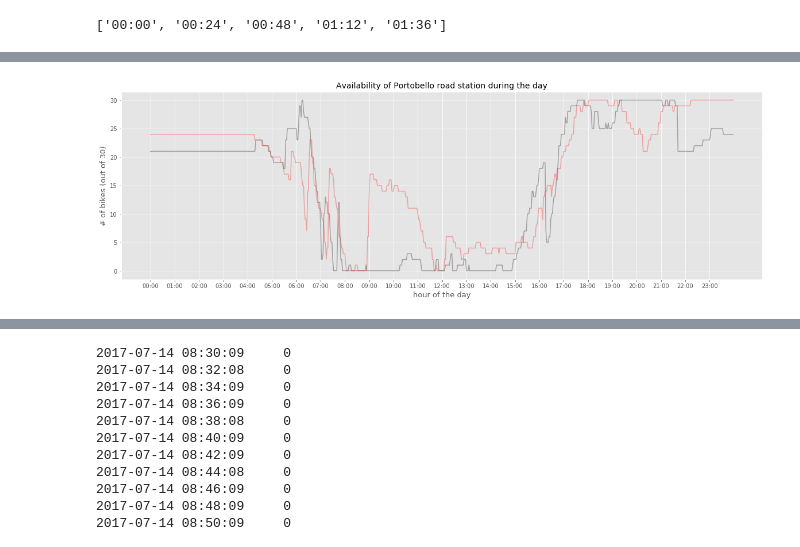
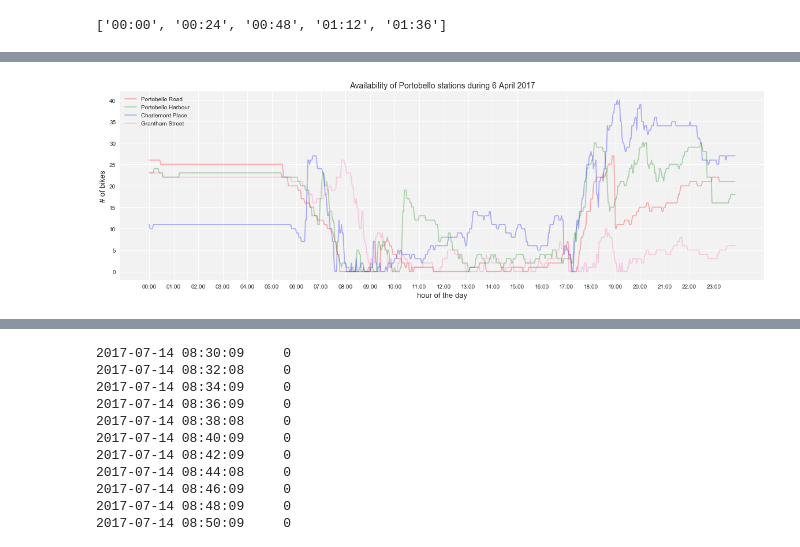
Before and after one commit to msgolovina/bss_project, a Jupyter notebook: Diploma_705.ipynb, the cells around one changed output, grey strips where cells are left out. Cells and saved outputs as stored; diff of their text form; code cells hidden in the pictures.

```diff
--- a/Diploma_705.ipynb
+++ b/Diploma_705.ipynb
@@ -4,7 +4,8 @@ import numpy as np
 
 import matplotlib.pyplot as plt
 from matplotlib import dates as mdates
-plt.style.use('ggplot')
+plt.style.use('seaborn')
+plt.rcParams['axes.facecolor'] = '#f2f2f2'
 %matplotlib inline
 
 import os
@@ -374,10 +375,10 @@ plt.show()
 # %%
-range_ = range(5,6)
+range_ = range(6,7)
 colors = ['black']#['grey', 'darkgrey', 'red']
 figure, axis_weekdays = plt.subplots(1, 1, figsize=(20, 6))
 for x, col in zip(range_, colors*len(range_)):
     for y in [6]:
-        axis_weekdays.plot(weekdays[weekdays.DATE == datetime.date(2017, y, x)]['MERRION_SQUARE_WEST'].values, alpha = 0.3, color = col)
+        axis_weekdays.plot(weekdays[weekdays.DATE == datetime.date(2017, y, x)]['PORTOBELLO_ROAD'].values, alpha = 0.3, color = col)
 xticks = axis_weekdays.get_xticks()
 xticks = range(0, 720, 30)
 xticks_labels = ["%02d:%02d" % divmod(i*2, 60) for i in [int(tick) for tick in xticks]]
@@ -400,10 +401,10 @@ plt.show()
 # %%
 range_ = range(1, 10)
-colors = ['black']#['grey', 'darkgrey', 'red']
+colors = ['r']#['grey', 'darkgrey', 'red']
 figure, axis_weekdays = plt.subplots(1, 1, figsize=(20, 6))
 for x, col in zip(range_, colors*len(range_)):
     for y in [8, 7, 6]:
-        axis_weekdays.plot(weekdays[weekdays.DATE == datetime.date(2017, y, x)]['PORTOBELLO_ROAD'].values, alpha = 0.3, color = col)
+        axis_weekdays.plot(weekdays[weekdays.DATE == datetime.date(2017, y, x)]['PORTOBELLO_ROAD'].values, alpha = 0.15, color = col)
 xticks = axis_weekdays.get_xticks()
 xticks = range(0, 720, 30)
 xticks_labels = ["%02d:%02d" % divmod(i*2, 60) for i in [int(tick) for tick in xticks]]
@@ -426,31 +427,38 @@ plt.show()
 # %%
-range_ = range(1, 3)
+range_ = range(6, 7)
 colors = ['black', 'red']#['grey', 'darkgrey', 'red']
 figure, axis_weekdays = plt.subplots(1, 1, figsize=(20, 6))
 for x, col in zip(range_, colors*len(range_)):
-    for y in [8, 7]:
-        axis_weekdays.plot(weekdays[weekdays.DATE == datetime.date(2017, y, x)]['PORTOBELLO_ROAD'].values, alpha = 0.3, color = col)
+    for y in [3]:
+        axis_weekdays.plot(weekdays[weekdays.DATE == datetime.date(2017, y, x)]['PORTOBELLO_ROAD'].values, alpha = 0.3, color = 'r')
 
 for x, col in zip(range_, colors*len(range_)):
-    for y in [8, 7]:
-        axis_weekdays.plot(weekdays[weekdays.DATE == datetime.date(2017, y, x)]['PORTOBELLO_ROAD'].values, alpha = 0.3, color = col)
+    for y in [3]:
+        axis_weekdays.plot(weekdays[weekdays.DATE == datetime.date(2017, y, x)]['PORTOBELLO_HARBOUR'].values, alpha = 0.3, color = 'g')
+for x, col in zip(range_, colors*len(range_)):
+    for y in [3]:
+        axis_weekdays.plot(weekdays[weekdays.DATE == datetime.date(2017, y, x)]['CHARLEMONT_PLACE'].values, alpha = 0.3, color = 'b')
+for x, col in zip(range_, colors*len(range_)):
+    for y in [3]:
+        axis_weekdays.plot(weekdays[weekdays.DATE == datetime.date(2017, y, x)]['GRANTHAM_STREET'].values, alpha = 0.3, color = 'hotpink')
 
 xticks = axis_weekdays.get_xticks()
 xticks = range(0, 720, 30)
 xticks_labels = ["%02d:%02d" % divmod(i*2, 60) for i in [int(tick) for tick in xticks]]
 axis_weekdays.set_xticks(xticks)
 axis_weekdays.set_xticklabels(xticks_labels)
 axis_weekdays.tick_params(axis = 'both', labelsize = 10)
 
-plt.ylabel('# of bikes (out of 30)')
+plt.ylabel('# of bikes')
 plt.xlabel('hour of the day')
 axis_weekdays.xaxis.label.set_fontsize(13)
 axis_weekdays.yaxis.label.set_fontsize(13)
+axis_weekdays.legend(['Portobello Road', 'Portobello Harbour', 'Charlemont Place', 'Grantham Street'])
 
-plt.title('Availability of Portobello road station during the day')
+plt.title('Availability of Portobello stations during 6 April 2017')
 axis_weekdays.title.set_fontsize(14)
 
 
 plt.show()
 # %% [output]
-[figure, old version]
+[figure, new version]
```
Also changed, not shown: parts of 6 cells of this notebook, 2 other files.
